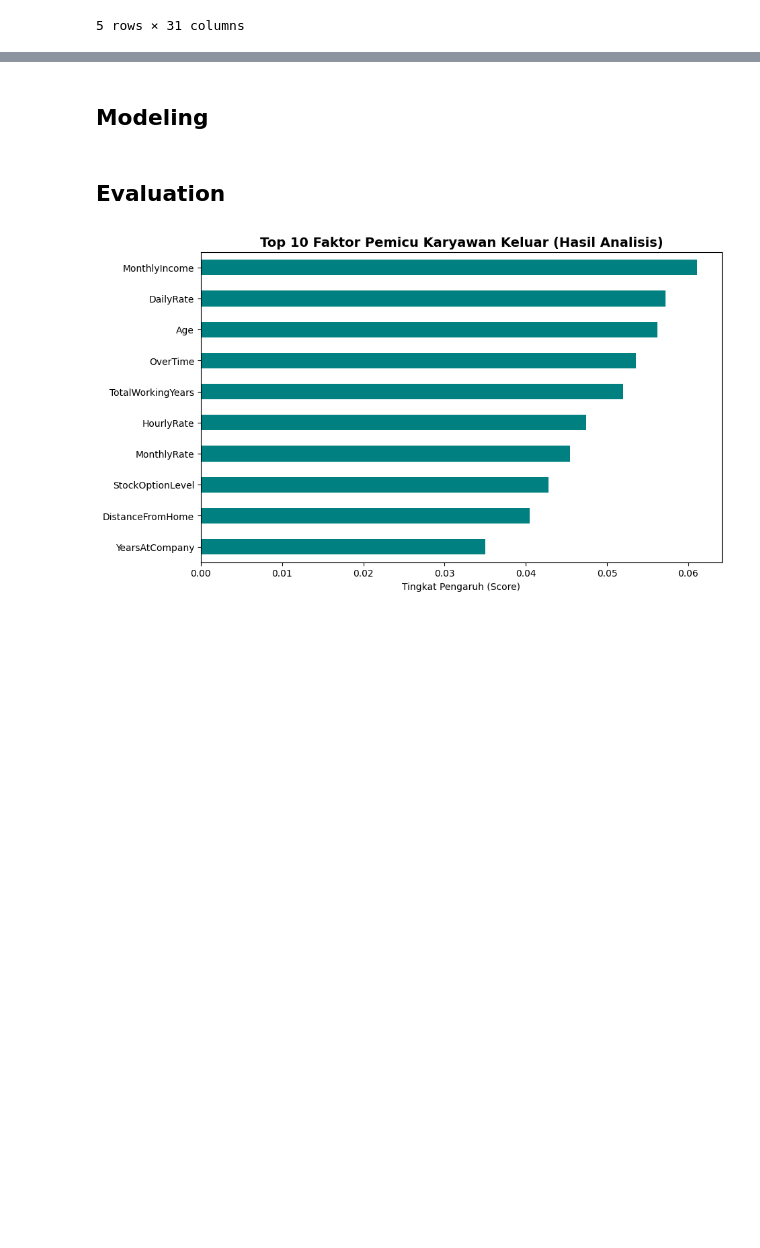
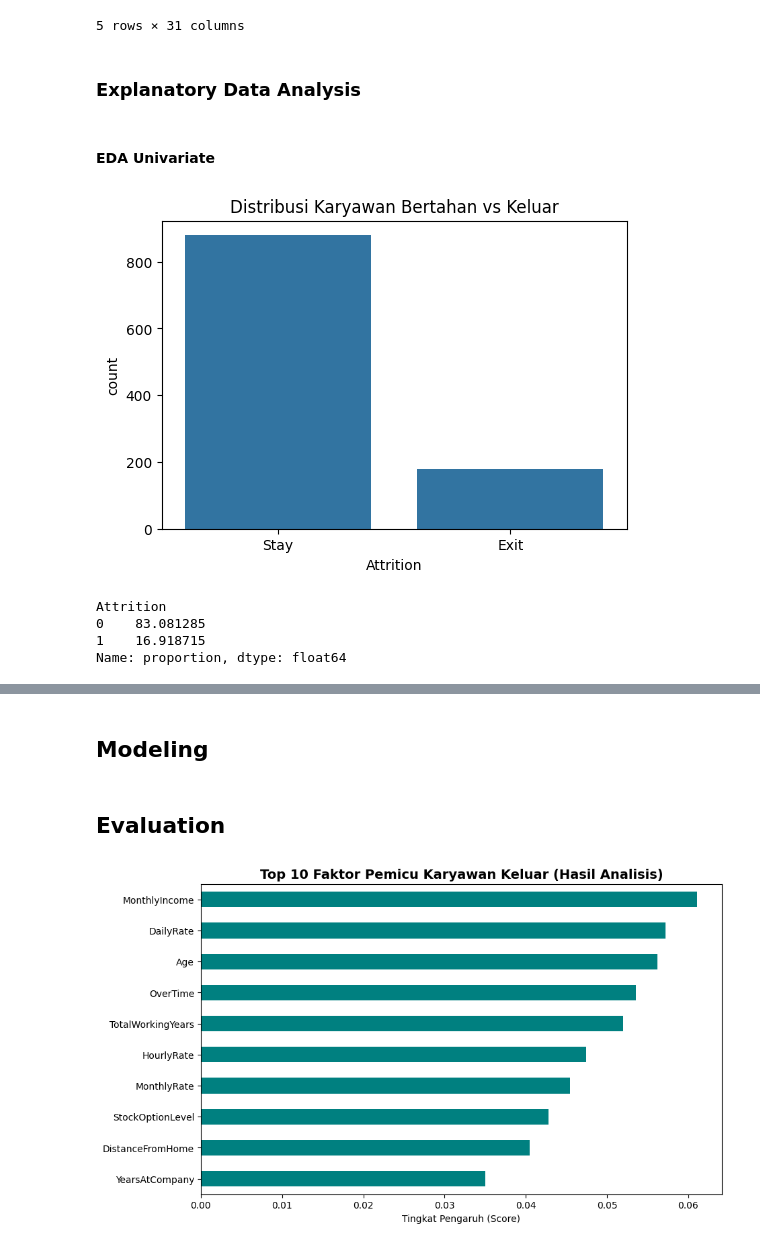
Before and after one commit to Fayshal697/Dicoding_Menyelesaikan-Permasalahan-HR_fayshalkaran97, a Jupyter notebook: notebook.ipynb, the cells around one changed output, grey strips where cells are left out. Drawn from its saved outputs; the diff is of its cells as text; code cells hidden in the pictures; blank space fills up the shorter version.

```diff
--- a/notebook.ipynb
+++ b/notebook.ipynb
@@ -134,3 +134,22 @@ Ukuran data setelah dibersihkan: (1058, 31)
 | 6 | 40 | 0 | Travel_Rarely | 1124 | Sales | 1 | 2 | ... |
 | 7 | 55 | 1 | Travel_Rarely | 725 | Research & Development | 2 | 3 | ... |
 5 rows × 31 columns
+# %% [markdown]
+### Explanatory Data Analysis
+# %% [markdown]
+#### EDA Univariate
+# %%
+# Distribusi Target (Attrition)
+plt.figure(figsize=(6,4))
+sns.countplot(data=df_clean, x='Attrition')
+plt.title('Distribusi Karyawan Bertahan vs Keluar')
+plt.xticks([0,1], ['Stay', 'Exit'])
+plt.show()
+
+print(df_clean['Attrition'].value_counts(normalize=True) * 100)
+# %% [output]
+[figure, added]
+Attrition
+0    83.081285
+1    16.918715
+Name: proportion, dtype: float64
```
Also changed, not shown: parts of 13 cells of this notebook.
